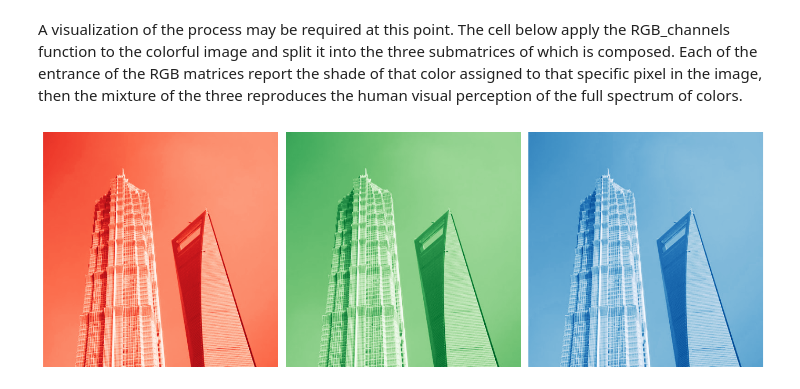
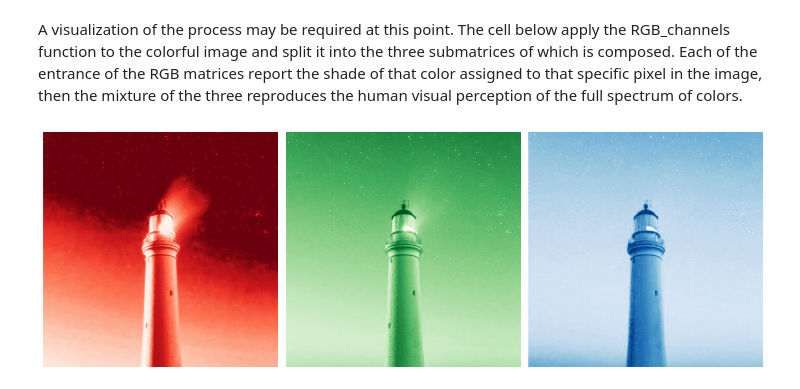
Before and after one commit to salvatoreNocita/Spectral-Clustering, a Jupyter notebook: HW3/Compression.ipynb, the cells around one changed output. Saved outputs shown, nothing was run; the diff lists cells and outputs as text; code cells hidden in the pictures.

```diff
--- a/HW3/Compression.ipynb
+++ b/HW3/Compression.ipynb
@@ -20,14 +20,16 @@ Two types of images are imported in the cell that follows. The first one is a co
 
 The colorful image is a photo of a lightroom, whereas the other one is a BW picture of two skyscrapers and they will be stored in two different formats. The colorful image will have three dimensions: two out of three for the respectively length and width, while the third one is needed to encode each of the three main colors Red, Green and Blue.
 # %%
-col_image = Image.open('lightroom.jpg')
-col_image = np.array(col_image).astype(float)
+col_image = Image.open('square_lightroom.jpg')
+m_image = np.array(col_image).astype(float)
+m,n,r = m_image.shape
+max_s = min(m,n)
 
-bw_image = Image.open("buildings.jpg")
+bw_image = Image.open("square_lightroom.jpg")
 bw_image =  bw_image.convert("L")
 bw_image = np.array(bw_image).astype(float)
 
 
-print(f"The dimension of the colorful image is {col_image.shape}")
+print(f"The dimension of the colorful image is {m_image.shape}")
 print(f"The dimension of the colorful image is {bw_image.shape}")
 # %% [output]
@@ -44,13 +46,15 @@ def RGB_channels(image):
 # %% [markdown]
 A visualization of the process may be required at this point. The cell below apply the RGB_channels function to the colorful image and split it into the three submatrices of which is composed. Each of the entrance of the RGB matrices report the shade of that color assigned to that specific pixel in the image, then the mixture of the three reproduces the human visual perception of the full spectrum of colors.
 # %%
+colors = RGB_channels(m_image)
+
 fig, ax = plt.subplots(1, 3, figsize=(14, 7))
-ax[0].imshow(r, cmap="Reds_r")
+ax[0].imshow(colors['red'], cmap="Reds_r")
 ax[0].axis('off')
-ax[1].imshow(g, cmap="Greens_r")
+ax[1].imshow(colors['green'], cmap="Greens_r")
 ax[1].axis('off')
-ax[2].imshow(b, cmap="Blues_r")
+ax[2].imshow(colors['blue'], cmap="Blues_r")
 ax[2].axis('off')
 plt.tight_layout()
 # %% [output]
-[figure, old version]
+[figure, new version]
```
Also changed, not shown: parts of 17 cells of this notebook, 9 other files.
